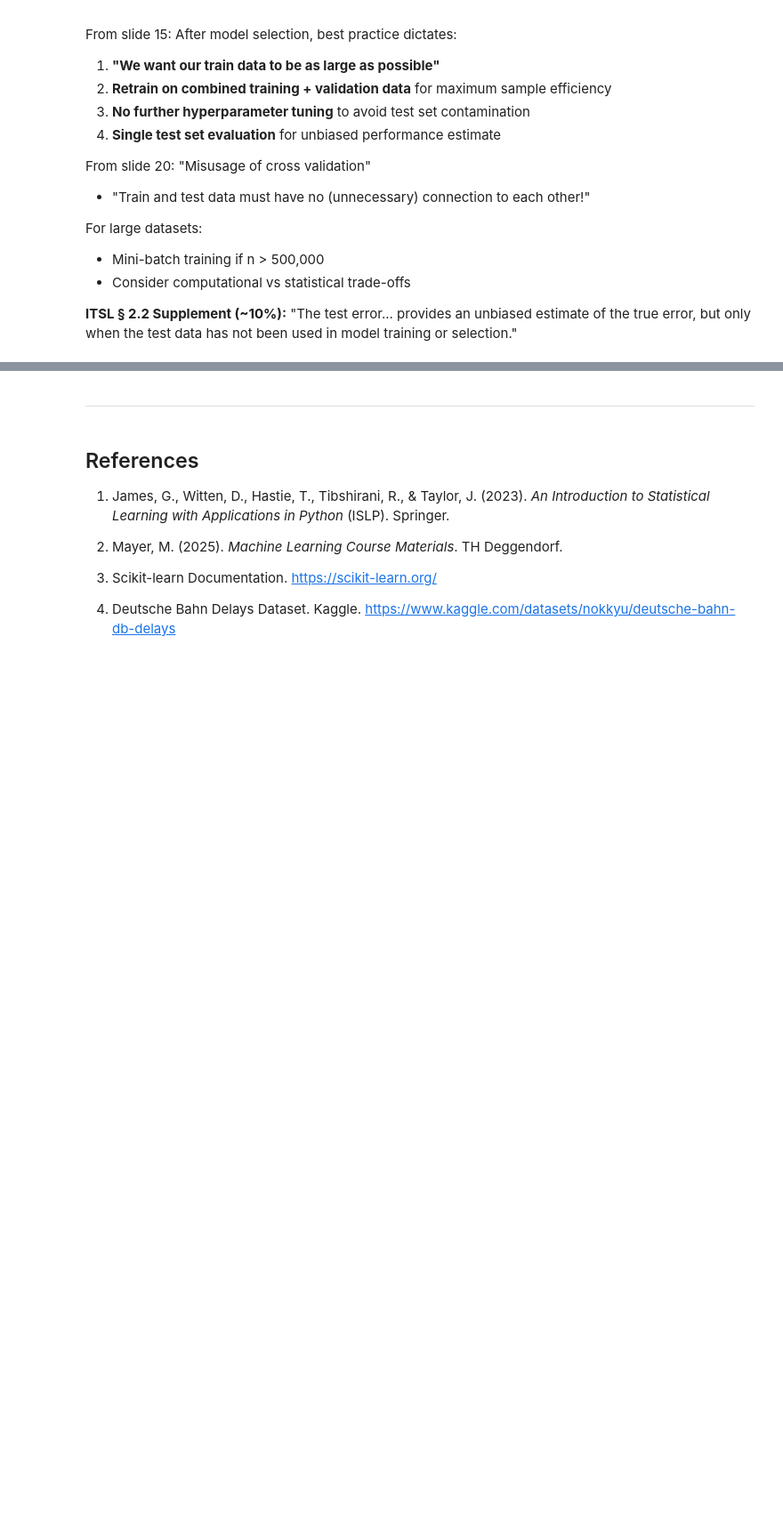
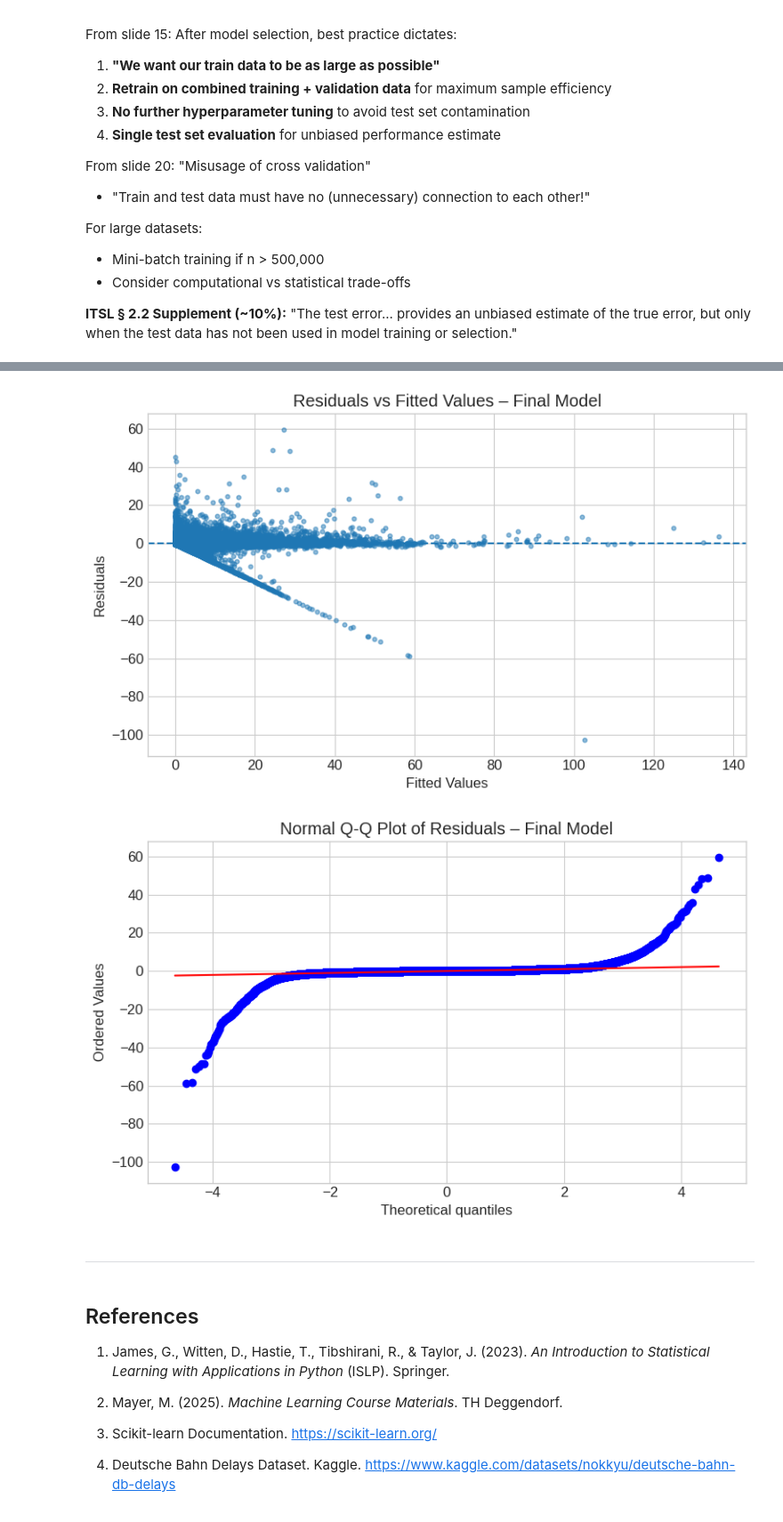
Before and after one commit to HlexNC/Painfully-Trivial, a Jupyter notebook: 1-Machine-Learning-v2.ipynb, the cells around one changed output, grey strips where cells are left out. Shown at 89% size. Drawn from its saved outputs; the diff is of its cells as text; code cells hidden in the pictures; blank space fills up the shorter version.

```diff
--- a/1-Machine-Learning-v2.ipynb
+++ b/1-Machine-Learning-v2.ipynb
@@ -1629,3 +1654,22 @@ Theory: Using mini-batch training for efficiency
+# %%
+plt.figure(figsize=(8, 5))
+plt.scatter(y_test_pred, residuals, alpha=0.5, s=12)
+plt.axhline(0, linestyle='--')              # zero-residual reference
+plt.xlabel('Fitted Values')
+plt.ylabel('Residuals')
+plt.title('Residuals vs Fitted Values – Final Model')
+plt.tight_layout()
+plt.show()
+
+# -------------  Figure 2 : Normal Q-Q plot  ---------------------
+plt.figure(figsize=(8, 5))
+stats.probplot(residuals, dist="norm", plot=plt)
+plt.title('Normal Q-Q Plot of Residuals – Final Model')
+plt.tight_layout()
+plt.show()
+# %% [output]
+[figure, added]
+[figure, added]
 # %% [markdown]
 ---
 # %% [markdown]
```
Also changed, not shown: parts of 7 cells of this notebook.
